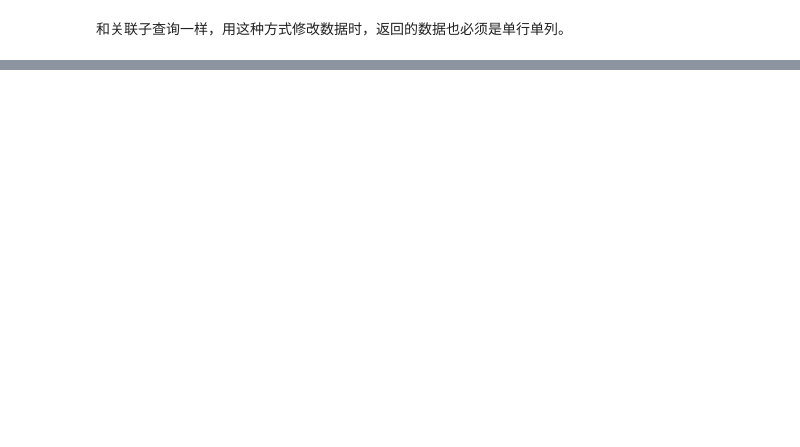
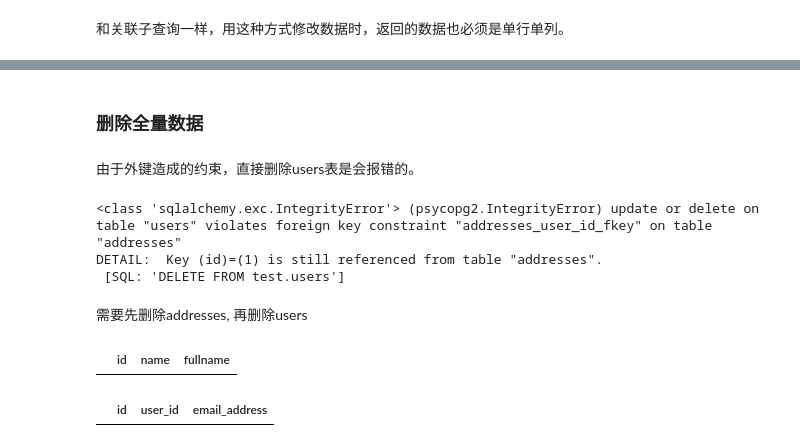
Before and after one commit to tade0726/jupyter_labs, a Jupyter notebook: exolution/0009_sqlalchemy_core/0010_sqlalchemy_intro_2.ipynb, the cells around one changed output, grey strips where cells are left out. Saved outputs shown, nothing was run; the diff lists cells and outputs as text; code cells hidden in the pictures; blank space fills up the shorter version.

Commit message:
Start sqlalchemy ORM

```diff
--- a/exolution/0009_sqlalchemy/0010_sqlalchemy_intro_2.ipynb
+++ b/exolution/0009_sqlalchemy_core/0010_sqlalchemy_intro_2.ipynb
@@ -1441,0 +1383,32 @@ WHERE test.addresses.user_id = test.users.id GROUP BY test.addresses.user_id)
+# %% [markdown]
+### 删除全量数据
+# %%
+users, addresses = reset_tables(engine)
+# %% [markdown]
+由于外键造成的约束，直接删除users表是会报错的。
+# %%
+d = users.delete()
+
+try:
+    engine.execute(d)
+    display(get_table(engine,users))
+except Exception as e:
+    print(type(e),e)
+# %% [output]
+<class 'sqlalchemy.exc.IntegrityError'> (psycopg2.IntegrityError) update or delete on table "users" violates foreign key constraint "addresses_user_id_fkey" on table "addresses"
+DETAIL:  Key (id)=(1) is still referenced from table "addresses".
+ [SQL: 'DELETE FROM test.users']
+# %% [markdown]
+需要先删除addresses, 再删除users
+# %%
+del_addresses = addresses.delete()
+del_users = users.delete()
+
+engine.execute(del_addresses)
+engine.execute(del_users)
+
+display(get_table(engine,users))
+display(get_table(engine,addresses))
+# %% [output]
+|  | id | name | fullname |
+|  | id | user_id | email_address |
```
Also changed, not shown: parts of 64 cells of this notebook, 14 other files.
